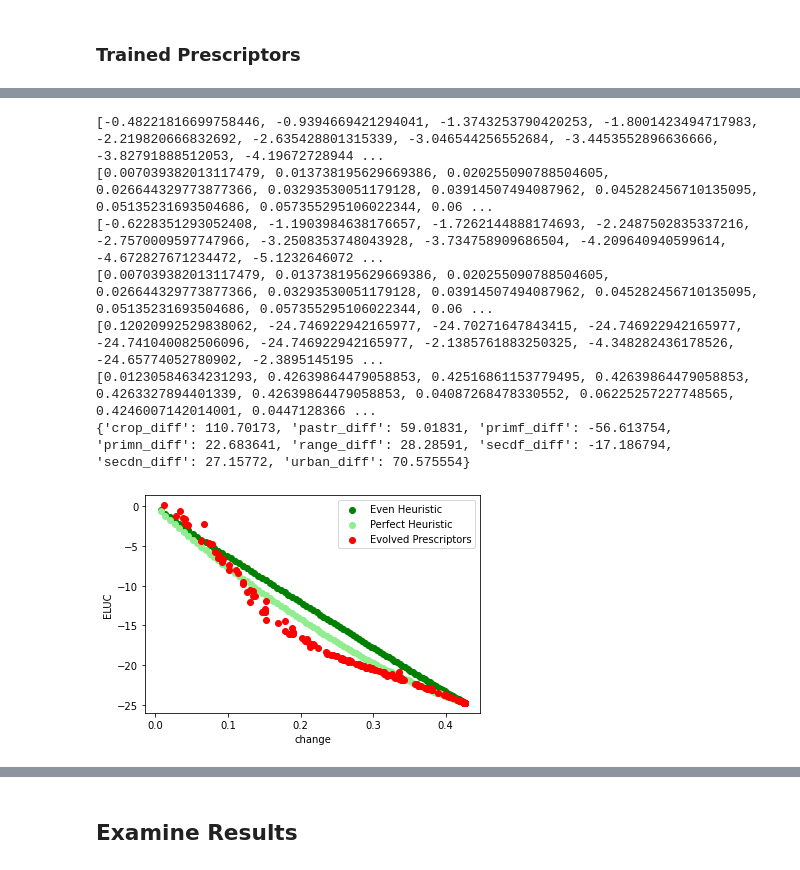
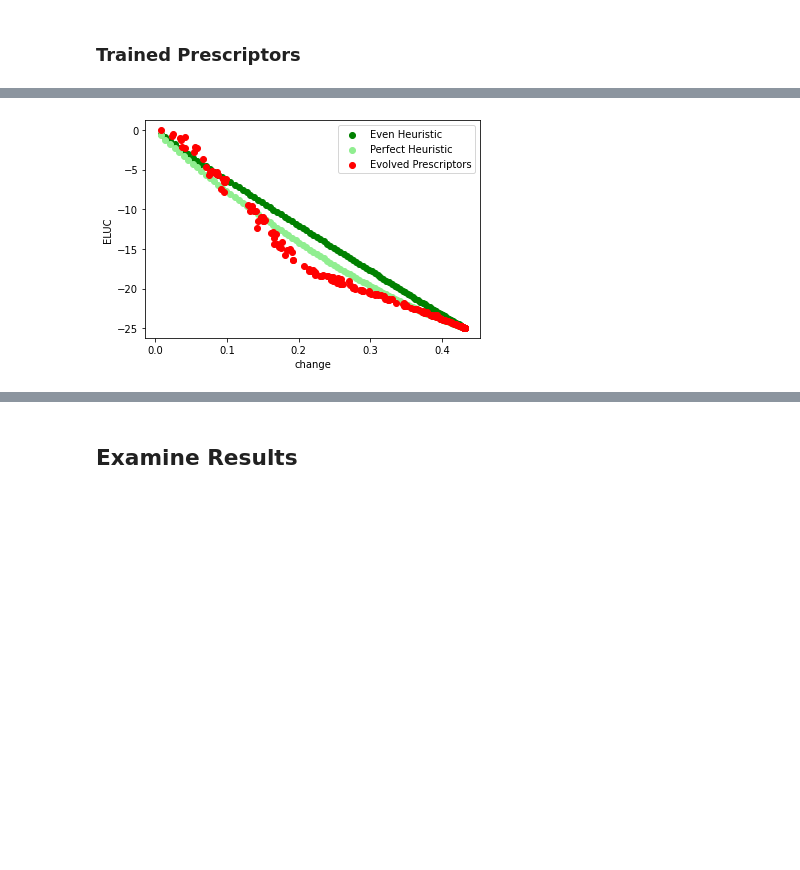
Before and after one commit to Project-Resilience/mvp, a Jupyter notebook: use_cases/eluc/experiments/prescriptor_experiments.ipynb, the cells around one changed output, grey strips where cells are left out. Saved outputs shown, nothing was run; the diff lists cells and outputs as text; code cells hidden in the pictures; blank space fills up the shorter version.

```diff
--- a/use_cases/eluc/experiments/prescriptor_experiments.ipynb
+++ b/use_cases/eluc/experiments/prescriptor_experiments.ipynb
@@ -381,28 +389,22 @@ maxCacheSize: 5.33 GB
 # %%
-print(even_elucs)
-print(even_changes)
-print(perfect_elucs)
-print(perfect_changes)
-print(trained_elucs)
-print(trained_changes)
-print(dict(zip(constants.DIFF_LAND_USE_COLS, coefs)))
-plt.scatter(even_changes, even_elucs, color="green", label="Even Heuristic")
-plt.scatter(perfect_changes, perfect_elucs, color="lightgreen", label="Perfect Heuristic")
-plt.scatter(trained_changes, trained_elucs, color="red", label="Evolved Prescriptors")
-plt.legend()
-plt.xlabel("change")
-plt.ylabel("ELUC")
-#plt.savefig("figures/heuristics.png", format="png", dpi=300)
-plt.show()
+def plot_result_pareto(even_results, perfect_results, trained_results, save_path=None):
+    even_changes, even_elucs = even_results
+    perfect_changes, perfect_elucs = perfect_results
+    trained_changes, trained_elucs = trained_results
+
+    plt.scatter(even_changes, even_elucs, color="green", label="Even Heuristic")
+    plt.scatter(perfect_changes, perfect_elucs, color="lightgreen", label="Perfect Heuristic")
+    plt.scatter(trained_changes, trained_elucs, color="red", label="Evolved Prescriptors")
+    plt.legend()
+    plt.xlabel("change")
+    plt.ylabel("ELUC")
+    if save_path:
+        plt.savefig(save_path, format="png", dpi=300)
+    plt.show()
-# %% [output]
-[-0.48221816699758446, -0.9394669421294041, -1.3743253790420253, -1.8001423494717983, -2.219820666832692, -2.635428801315339, -3.046544256552684, -3.4453552896636666, -3.82791888512053, -4.19672728944 ...
-[0.007039382013117479, 0.013738195629669386, 0.020255090788504605, 0.026644329773877366, 0.03293530051179128, 0.03914507494087962, 0.045282456710135095, 0.05135231693504686, 0.057355295106022344, 0.06 ...
-[-0.6228351293052408, -1.1903984638176657, -1.7262144888174693, -2.2487502835337216, -2.7570009597747966, -3.2508353748043928, -3.734758909686504, -4.209640940599614, -4.672827671234472, -5.1232646072 ...
-[0.007039382013117479, 0.013738195629669386, 0.020255090788504605, 0.026644329773877366, 0.03293530051179128, 0.03914507494087962, 0.045282456710135095, 0.05135231693504686, 0.057355295106022344, 0.06 ...
-[0.12020992529838062, -24.746922942165977, -24.70271647843415, -24.746922942165977, -24.741040082506096, -24.746922942165977, -2.1385761883250325, -4.348282436178526, -24.65774052780902, -2.3895145195 ...
-[0.01230584634231293, 0.42639864479058853, 0.42516861153779495, 0.42639864479058853, 0.4263327894401339, 0.42639864479058853, 0.04087268478330552, 0.06225257227748565, 0.4246007142014001, 0.0447128366 ...
-{'crop_diff': 110.70173, 'pastr_diff': 59.01831, 'primf_diff': -56.613754, 'primn_diff': 22.683641, 'range_diff': 28.28591, 'secdf_diff': -17.186794, 'secdn_diff': 27.15772, 'urban_diff': 70.575554}
-[figure, removed]
+# %%
+plot_result_pareto((even_changes, even_elucs), (perfect_changes, perfect_elucs), (trained_changes, trained_elucs), figure_dir / "heuristics.png")
+# %% [output]
+[figure, added]
 # %%
 def filter_dominating(changes, elucs):
     """
```
Also changed, not shown: parts of 30 cells of this notebook, 5 other files.
